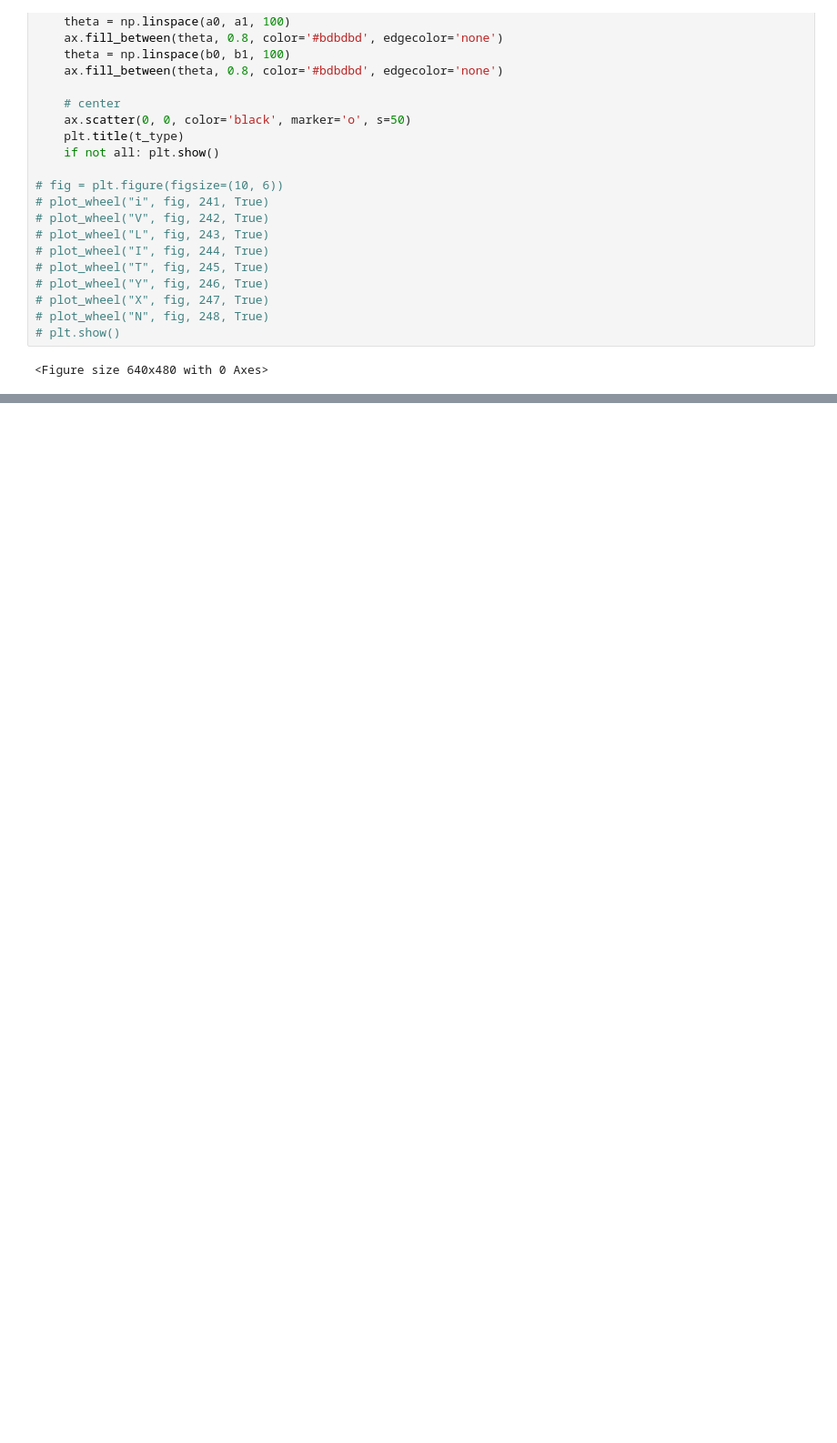
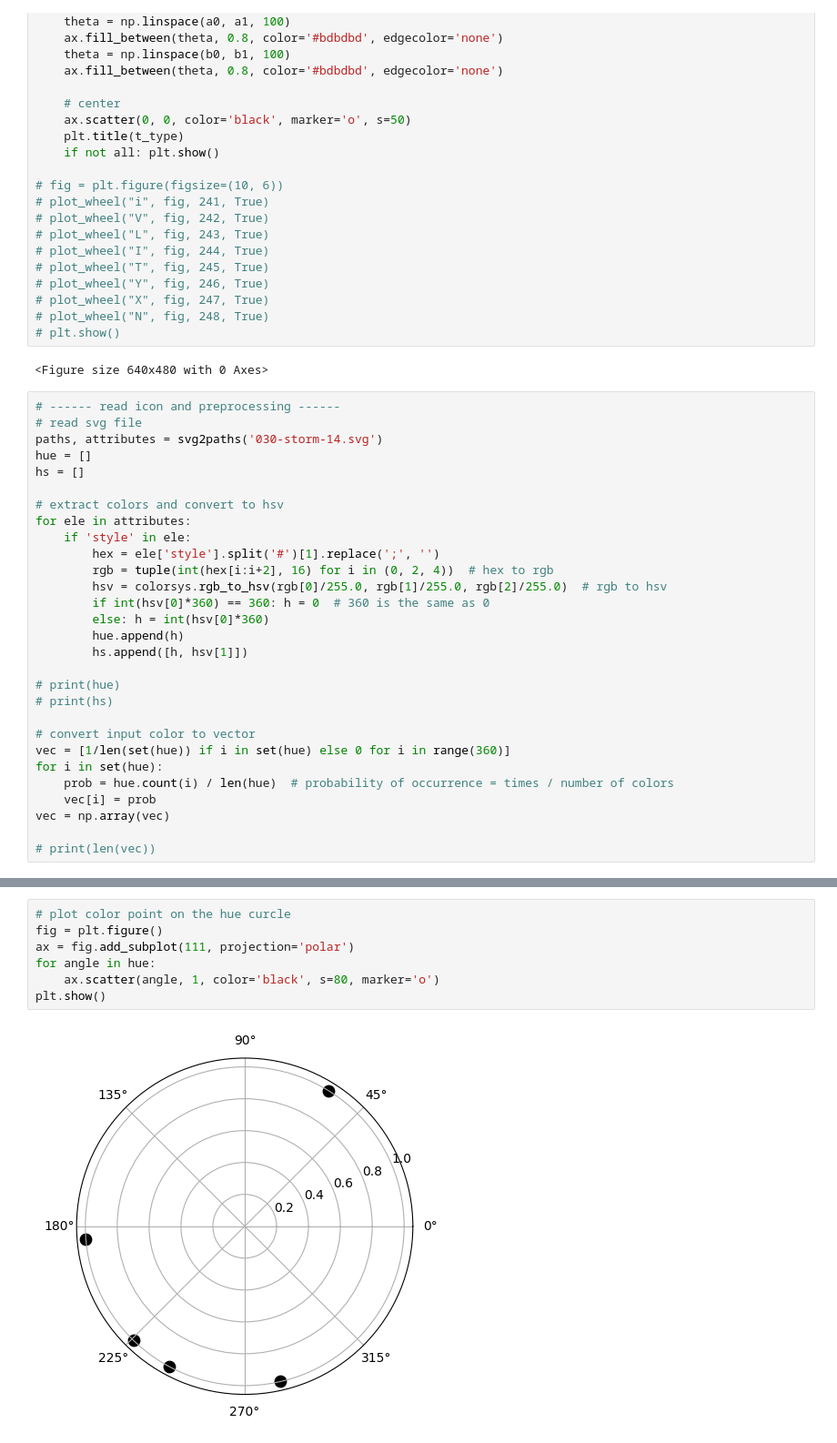
Before and after one commit to meeeeeeeeow/Color-Transform, a Jupyter notebook: harmony.ipynb, the cells around one changed output, grey strips where cells are left out. Shown at 91% size. Saved outputs shown, nothing was run; the diff lists cells and outputs as text; blank space fills up the shorter version.

```diff
--- a/harmony.ipynb
+++ b/harmony.ipynb
@@ -85,3 +68,32 @@ def plot_wheel(t_type, fig=plt.figure(), sub=None, all=False):
 # plt.show()
 # %% [output]
 <Figure size 640x480 with 0 Axes>
+# %%
+# ------ read icon and preprocessing ------
+# read svg file
+paths, attributes = svg2paths('030-storm-14.svg')
+hue = []
+hs = []
+
+# extract colors and convert to hsv
+for ele in attributes:
+    if 'style' in ele:
+        hex = ele['style'].split('#')[1].replace(';', '')
+        rgb = tuple(int(hex[i:i+2], 16) for i in (0, 2, 4))  # hex to rgb
+        hsv = colorsys.rgb_to_hsv(rgb[0]/255.0, rgb[1]/255.0, rgb[2]/255.0)  # rgb to hsv
+        if int(hsv[0]*360) == 360: h = 0  # 360 is the same as 0
+        else: h = int(hsv[0]*360)
+        hue.append(h)
+        hs.append([h, hsv[1]])
+
+# print(hue)
+# print(hs)
+
+# convert input color to vector
+vec = [1/len(set(hue)) if i in set(hue) else 0 for i in range(360)]
+for i in set(hue):
+    prob = hue.count(i) / len(hue)  # probability of occurrence = times / number of colors
+    vec[i] = prob
+vec = np.array(vec)
+
+# print(len(vec))
@@ -87,0 +130,9 @@ def plot_wheel(t_type, fig=plt.figure(), sub=None, all=False):
+# %%
+# plot color point on the hue curcle
+fig = plt.figure()
+ax = fig.add_subplot(111, projection='polar')
+for angle in hue:
+    ax.scatter(angle, 1, color='black', s=80, marker='o')
+plt.show()
+# %% [output]
+[figure, added]
```
Also changed, not shown: parts of 2 cells of this notebook.
